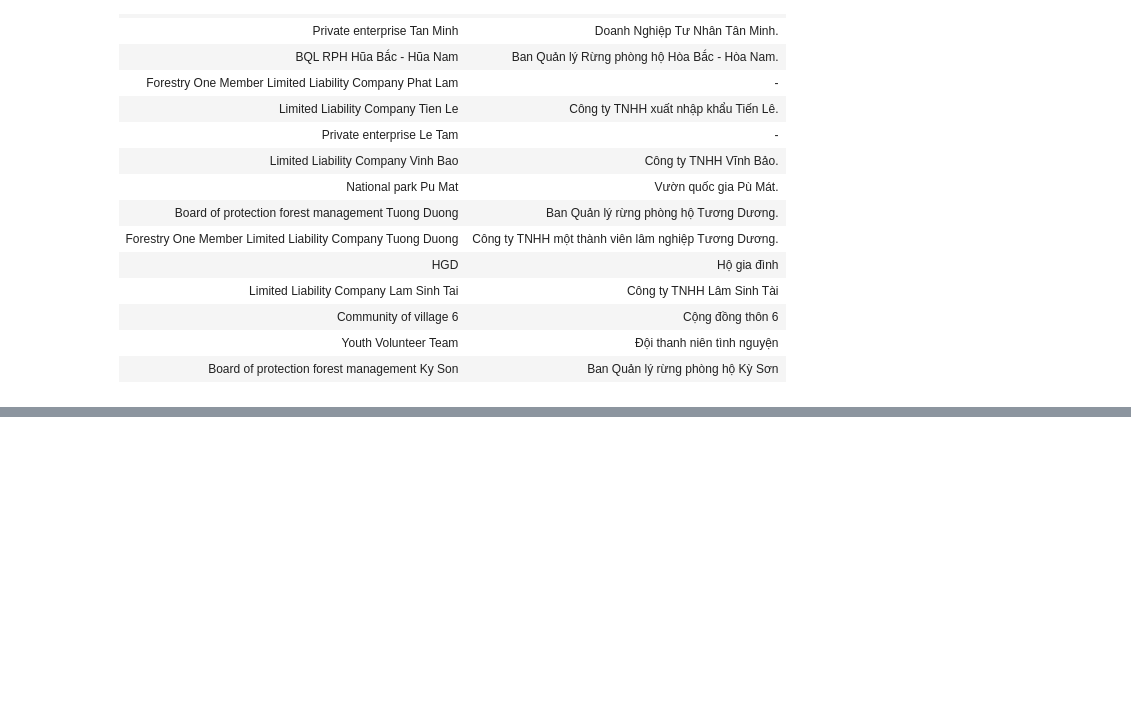
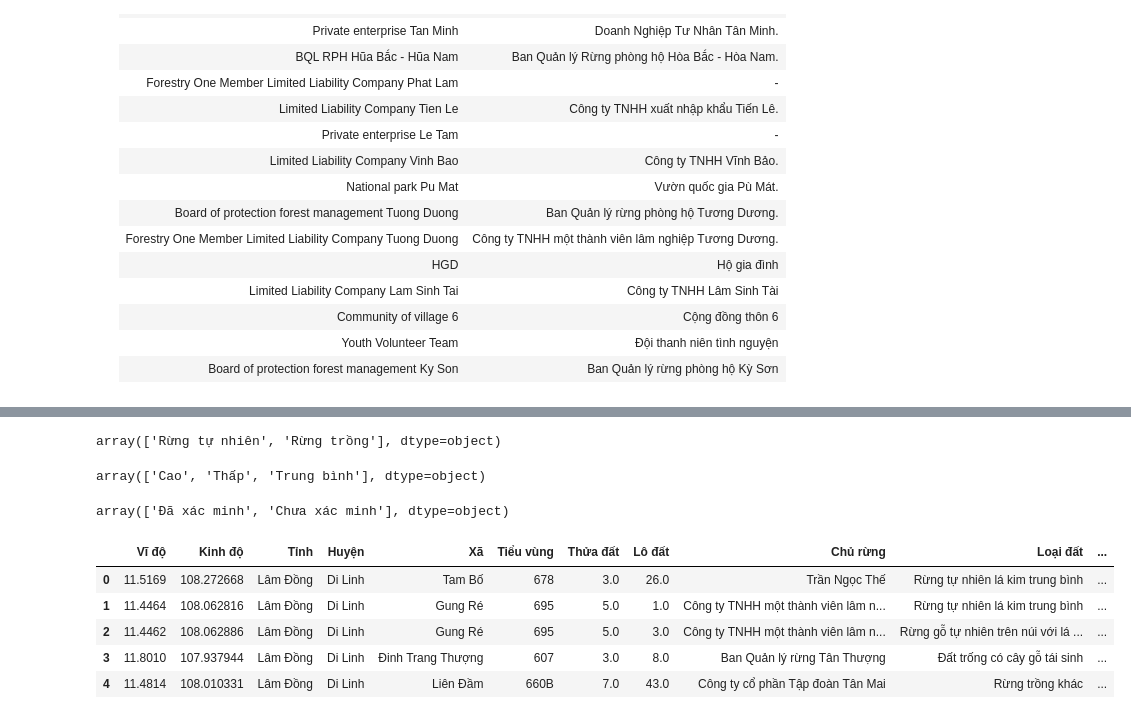
Before and after one commit to 0Nguyen0Cong0Tuan0/Final-Project-DV, a Jupyter notebook: main.ipynb, the cells around one changed output, grey strips where cells are left out. Saved outputs shown, nothing was run; the diff lists cells and outputs as text; code cells hidden in the pictures; blank space fills up the shorter version.

```diff
--- a/main.ipynb
+++ b/main.ipynb
@@ -98,6 +150,2 @@ df.head()
-# %%
-df.rename(columns={
-    'Longtitude': 'Longitude'
-}, inplace=True)
 # %%
 df.duplicated().sum()
@@ -226,0 +399,54 @@ df['Land type'].unique()
+# %%
+df['Original resources of forest'] = df['Original resources of forest'].replace(to_replace={
+    'Natural forest': 'Rừng tự nhiên',
+    'Plantation forest': 'Rừng trồng'
+})
+
+df['Original resources of forest'].unique()
+# %% [output]
+array(['Rừng tự nhiên', 'Rừng trồng'], dtype=object)
+# %%
+df['Priority'] = df['Priority'].replace(to_replace={
+    'High': 'Cao',
+    'Medium': 'Trung bình',
+    'Low': 'Thấp'
+})
+
+df['Priority'].unique()
+# %% [output]
+array(['Cao', 'Thấp', 'Trung bình'], dtype=object)
+# %%
+df['Status'] = df['Status'].replace(to_replace={
+    'Verified': 'Đã xác minh',
+    'Not Verified': 'Chưa xác minh'
+})
+
+df['Status'].unique()
+# %% [output]
+array(['Đã xác minh', 'Chưa xác minh'], dtype=object)
+# %%
+df.rename(columns={
+    'Latitude': 'Vĩ độ',
+    'Longtitude': 'Kinh độ',
+    'Province': 'Tỉnh',
+    'District': 'Huyện',
+    'Commune': 'Xã',
+    'Sub-regional': 'Tiểu vùng',
+    'Plot': 'Thửa đất',
+    'Lot': 'Lô đất',
+    'Forest owner': 'Chủ rừng',
+    'Land type': 'Loại đất',
+    'Original resources of forest': 'Nguồn gốc tài nguyên rừng',
+    'Date': 'Ngày',
+    'Priority': 'Độ ưu tiên',
+    'Status': 'Trạng thái'
+}, inplace=True)
+
+df.head()
+# %% [output]
+|  | Vĩ độ | Kinh độ | Tỉnh | Huyện | Xã | Tiểu vùng | Thửa đất | Lô đất | Chủ rừng | Loại đất | ... |
+| 0 | 11.5169 | 108.272668 | Lâm Đồng | Di Linh | Tam Bố | 678 | 3.0 | 26.0 | Trần Ngọc Thế | Rừng tự nhiên lá kim trung bình | ... |
+| 1 | 11.4464 | 108.062816 | Lâm Đồng | Di Linh | Gung Ré | 695 | 5.0 | 1.0 | Công ty TNHH một thành viên lâm n... | Rừng tự nhiên lá kim trung bình | ... |
+| 2 | 11.4462 | 108.062886 | Lâm Đồng | Di Linh | Gung Ré | 695 | 5.0 | 3.0 | Công ty TNHH một thành viên lâm n... | Rừng gỗ tự nhiên trên núi với lá ... | ... |
+| 3 | 11.8010 | 107.937944 | Lâm Đồng | Di Linh | Đinh Trang Thượng | 607 | 3.0 | 8.0 | Ban Quản lý rừng Tân Thượng | Đất trống có cây gỗ tái sinh | ... |
+| 4 | 11.4814 | 108.010331 | Lâm Đồng | Di Linh | Liên Đầm | 660B | 7.0 | 43.0 | Công ty cổ phần Tập đoàn Tân Mai | Rừng trồng khác | ... |
```
Also changed, not shown: parts of 13 cells of this notebook, 2 other files.
